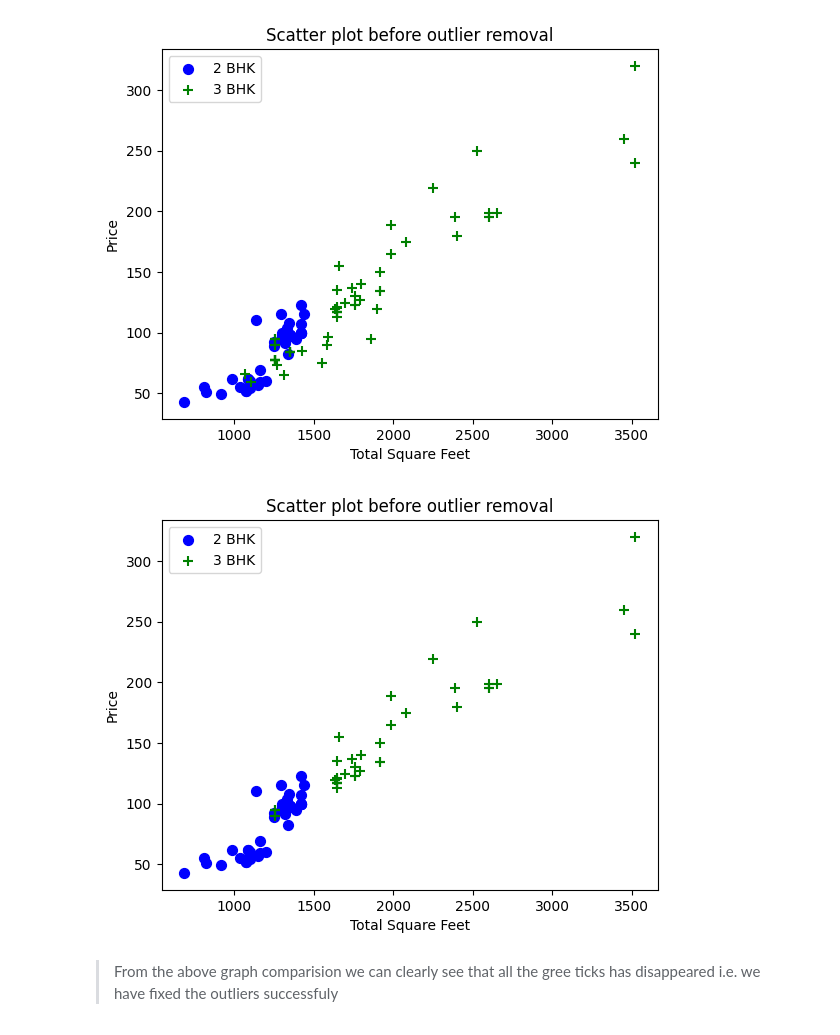
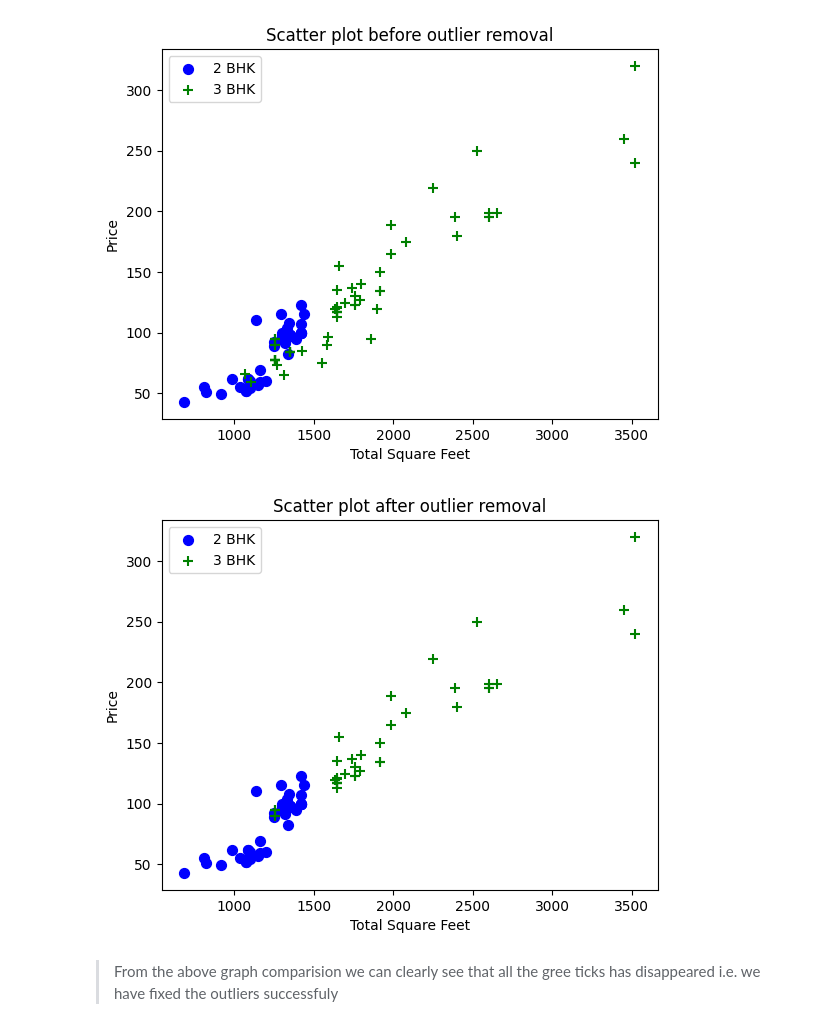
Before and after one commit to Micky373/end_to_end_home_price_prediction_ml_project, a Jupyter notebook: notebooks/EDA.ipynb, the cells around one changed output. Saved outputs shown, nothing was run; the diff lists cells and outputs as text; code cells hidden in the pictures.

```diff
--- a/notebooks/EDA.ipynb
+++ b/notebooks/EDA.ipynb
@@ -87,7 +87,7 @@ comparision of price.
 
 '''
 
-def plot_scatter(df,location,title):
+def plot_scatter(df,location,title = None):
 
     bhk2 = df[(df.location == location) & (df.bhk == 2)]
     bhk3 = df[(df.location == location) & (df.bhk == 3)]
@@ -512,9 +513,9 @@ plot_scatter(df7,'Hebbal','Scatter plot before outlier removal')
 # %%
 # Now lets plot the graph after fixing the ouliers
 
-plot_scatter(df8,'Hebbal','Scatter plot before outlier removal')
+plot_scatter(df8,'Hebbal','Scatter plot after outlier removal')
 # %% [output]
-[figure, old version]
+[figure, new version]
 # %% [markdown]
 > From the above graph comparision we can clearly see that all the gree ticks has disappeared i.e. we have fixed
 the outliers successfuly
```
Also changed, not shown: parts of 1 cell of this notebook.
